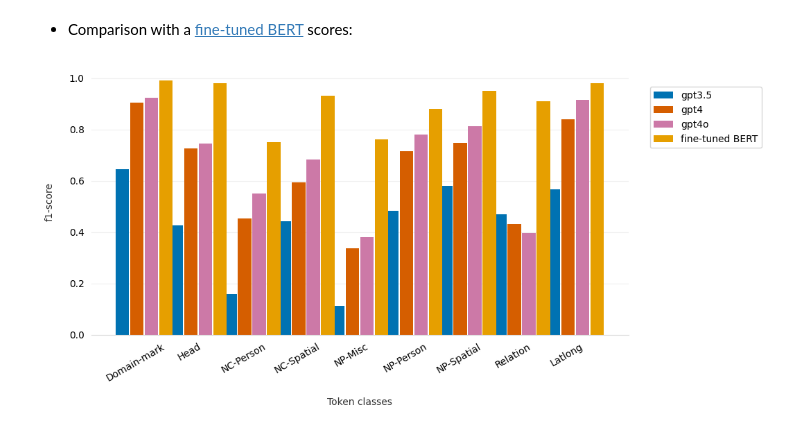
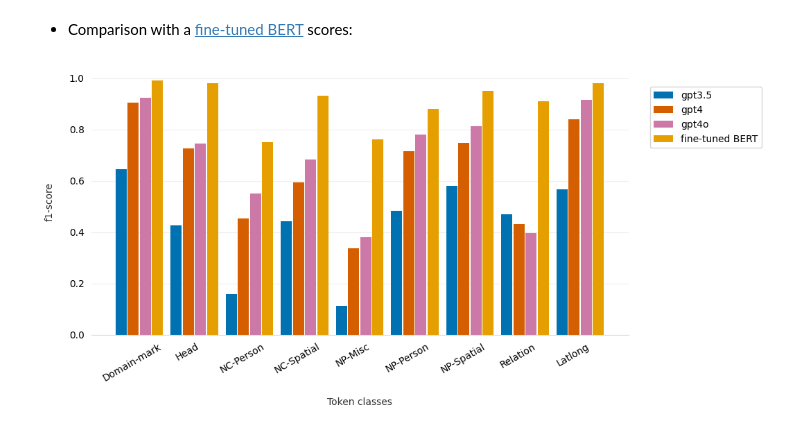
Before and after one commit to GEODE-project/ner-llm, a Jupyter notebook: token_classification_gpt_evaluation.ipynb, the cells around one changed output. Drawn from its saved outputs; the diff is of its cells as text; code cells hidden in the pictures.

```diff
--- a/token_classification_gpt_evaluation.ipynb
+++ b/token_classification_gpt_evaluation.ipynb
@@ -125,7 +125,7 @@ def get_avg_scores(classification_reports, score='f1-score'):
 
 def bar_plot(scores, tagset, score='f1-score'):
     fig, ax = plt.subplots(figsize=(10, 5))
-    barWidth = 0.25
+    barWidth = 0.2
     bars = [[data[tag] for tag in tagset if tag != 'O'] for data in scores.values()]
     r = [range(len(bars[0]))]
     for i in range(1, len(bars)):
@@ -239,28 +239,28 @@ for metric in metrics:
 # %%
 bert_f1scores =  {
     'Domain-mark': 0.99,
     'Head': 0.98,
     'NC-Person': 0.75,
     'NC-Spatial': 0.93,
     'NP-Misc': 0.76,
     'NP-Person': 0.88,
     'NP-Spatial': 0.95,
     'Relation': 0.91,
     'Latlong': 0.98
 }
 
 eval_scores = {}
 
 for model in models:
     path = join('predictions','token_classification_' + model)
     predictions = load_predictions(path)
     classification_reports = evaluate(predictions, test_set)
     eval_scores[model] = get_avg_scores(classification_reports, metric)
 
 eval_scores['fine-tuned BERT'] = bert_f1scores
 
-bar_plot(eval_scores, tagset, metric)
+fig = bar_plot(eval_scores, tagset, metric)
 # %% [output]
-[figure, old version]
+[figure, new version]
 # %%
 # save the plot
```
Also changed, not shown: parts of 2 cells of this notebook.
